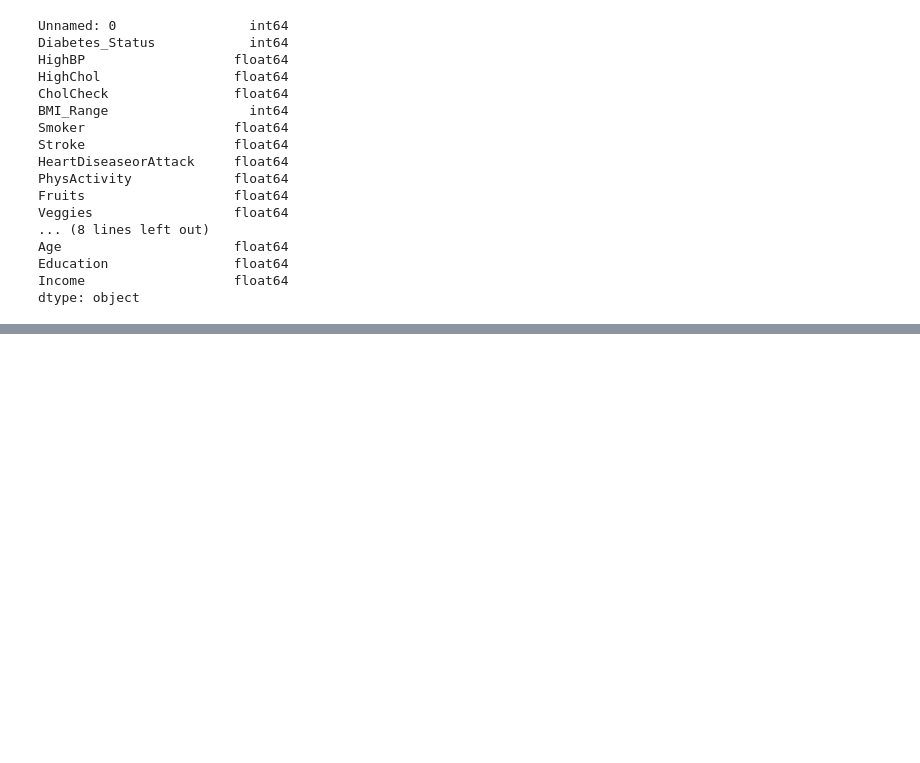
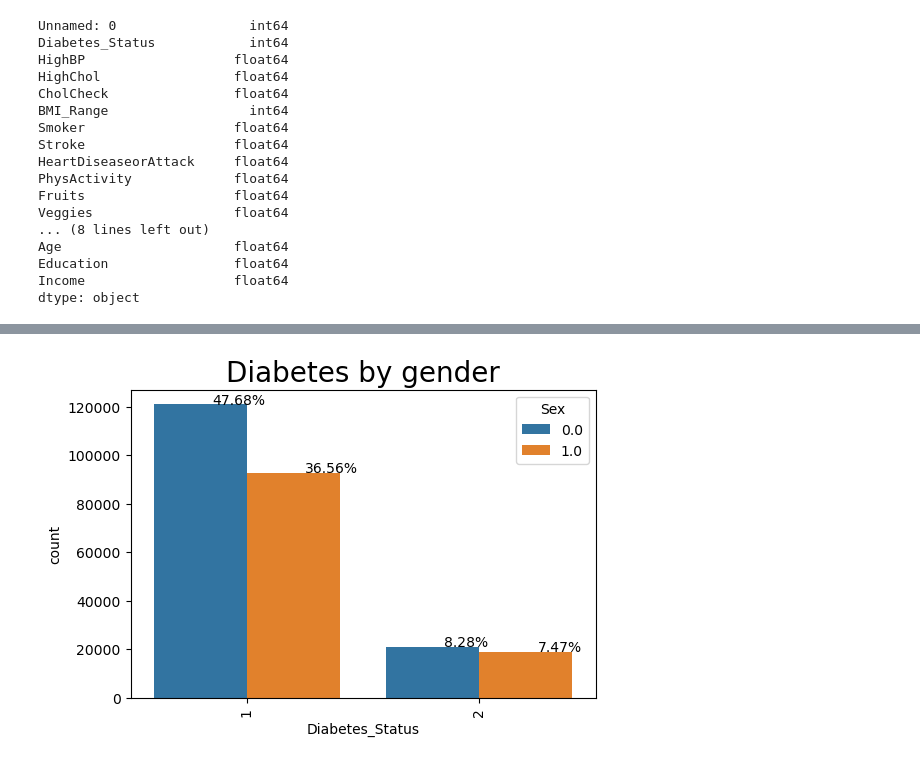
Before and after one commit to TRNisbet/laughing-octo-pancake, a Jupyter notebook: Visualization_work.ipynb, the cells around one changed output, grey strips where cells are left out. Cells and saved outputs as stored; diff of their text form; code cells hidden in the pictures; blank space fills up the shorter version.

```diff
--- a/Visualization_work.ipynb
+++ b/Visualization_work.ipynb
@@ -61,0 +89,11 @@ dtype: object
+# %%
+# Gender
+plt.figure(figsize=(6,4))
+x= sns.countplot(x='Diabetes_Status',data=Diabetes_data_df,hue='Sex')
+plt.xticks(rotation=90)
+plt.title('Diabetes by gender',fontdict={'fontsize':20})
+for i in x.patches:
+    x.annotate('{:.2f}'.format((i.get_height()/Diabetes_data_df.shape[0])*100)+'%',(i.get_x()+0.25, i.get_height()+0.01))
+plt.show()
+# %% [output]
+[figure, added]
```
Also changed, not shown: parts of 13 cells of this notebook.
